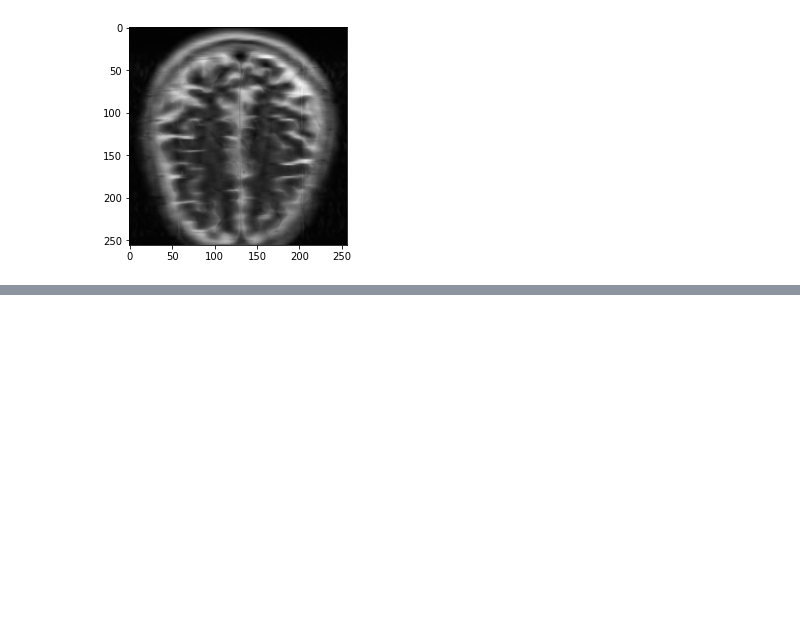
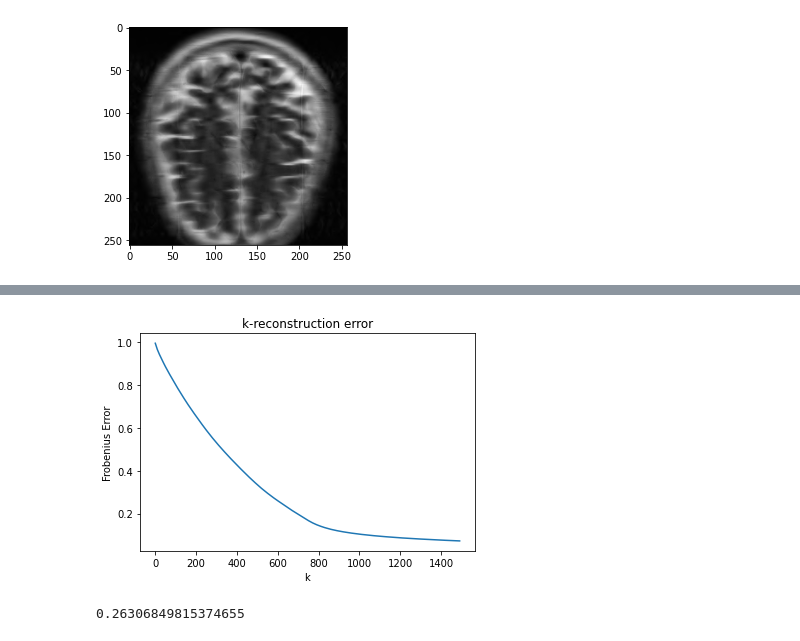
Before and after one commit to athornton1618/MRI_Compression, a Jupyter notebook: scripts/signal_processing_k_coefficient.ipynb, the cells around one changed output, grey strips where cells are left out. Cells and saved outputs as stored; diff of their text form; code cells hidden in the pictures; blank space fills up the shorter version.

```diff
--- a/scripts/signal_processing_k_coefficient.ipynb
+++ b/scripts/signal_processing_k_coefficient.ipynb
@@ -59,0 +105,19 @@ plt.imshow(np.abs(X_reconstruct), cmap='gray')
+# %%
+plt.plot(K[:150], error[:150])
+plt.xlabel('k')
+plt.ylabel('Frobenius Error')
+plt.title('k-reconstruction error')
+plt.show()
+# %% [output]
+[figure, added]
+# %%
+# Compare against the jpeg compressed image
+matplotlib.image.imsave('X.jpg', X)
+image = Image.open('X.jpg').convert('L')
+# convert image to numpy array
+X_jpeg = np.asarray(image.getdata()).reshape(image.size)
+X_jpeg = X_jpeg*np.max(X)/255
+jpeg_error = frob_error(X_jpeg,X)
+print(jpeg_error)
+# %% [output]
+0.26306849815374655
```
Also changed, not shown: parts of 7 cells of this notebook.
